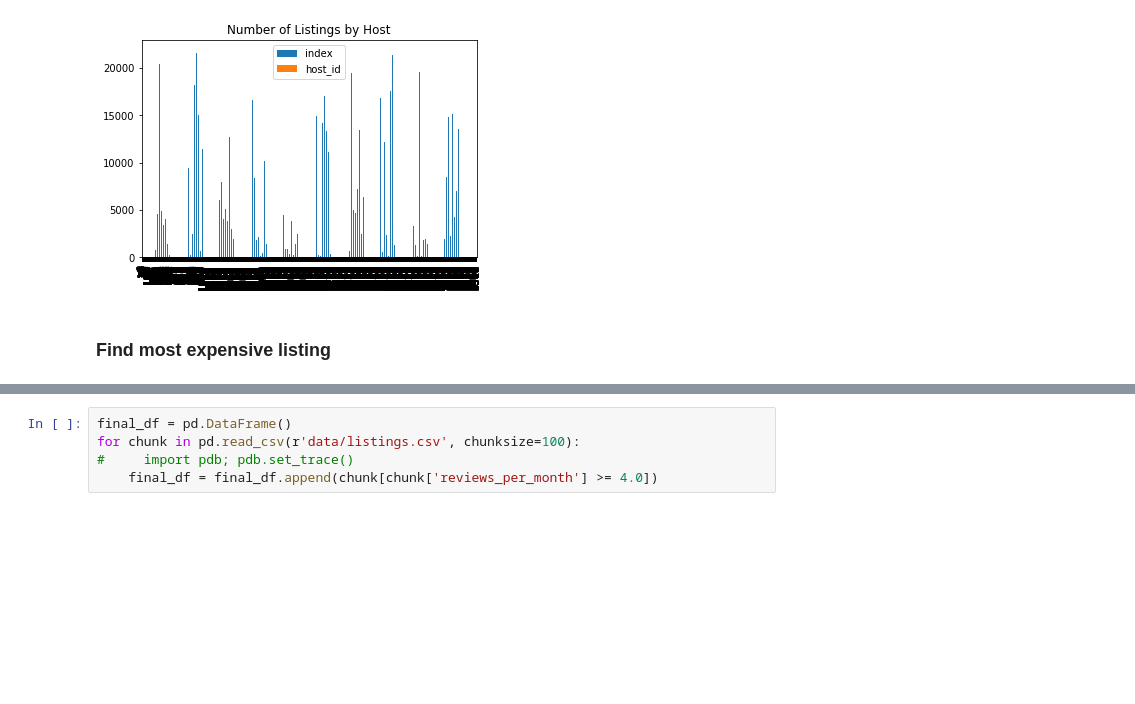
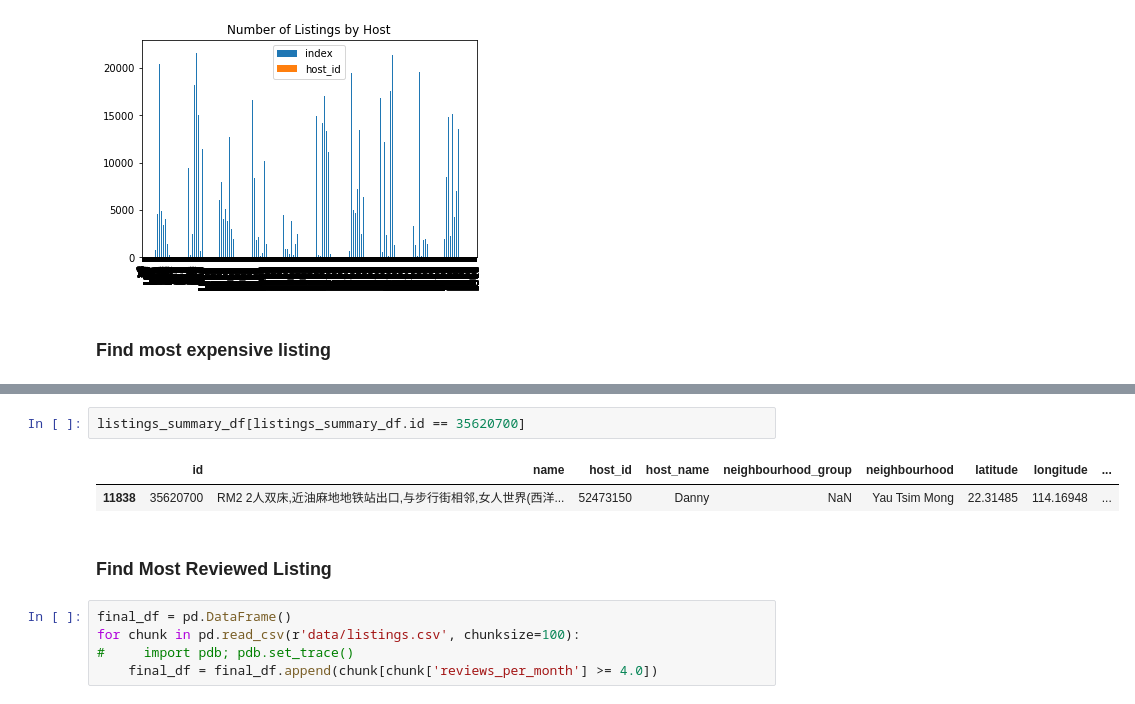
Before and after one commit to elok/DSND_Project_1, a Jupyter notebook: dsnd_project_1/DSND Project 1.ipynb, the cells around one changed output, grey strips where cells are left out. Saved outputs shown, nothing was run; the diff lists cells and outputs as text; blank space fills up the shorter version.

```diff
--- a/dsnd_project_1/DSND Project 1.ipynb
+++ b/dsnd_project_1/DSND Project 1.ipynb
@@ -223,3 +237,10 @@ cal_df.sort_values(by=['price'], ascending =False).head()
+# %%
+listings_summary_df[listings_summary_df.id == 35620700]
+# %% [output]
+|  | id | name | host_id | host_name | neighbourhood_group | neighbourhood | latitude | longitude | ... |
+| 11838 | 35620700 | RM2 2人双床,近油麻地地铁站出口,与步行街相邻,女人世界(西洋... | 52473150 | Danny | NaN | Yau Tsim Mong | 22.31485 | 114.16948 | ... |
+# %% [markdown]
+### Find Most Reviewed Listing
 # %%
 final_df = pd.DataFrame()
 for chunk in pd.read_csv(r'data/listings.csv', chunksize=100):
```
Also changed, not shown: parts of 4 cells of this notebook.
